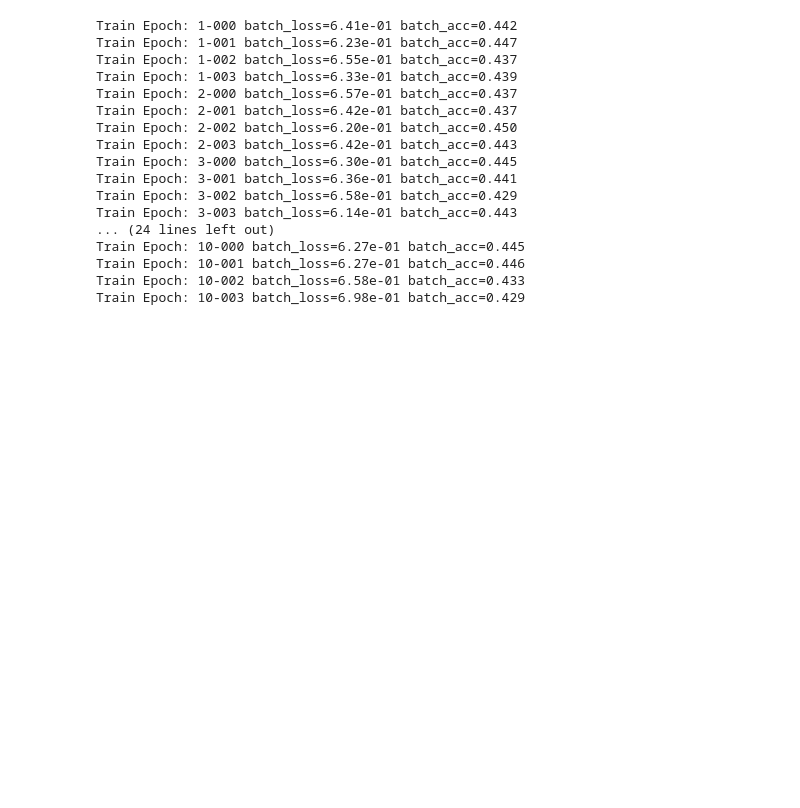
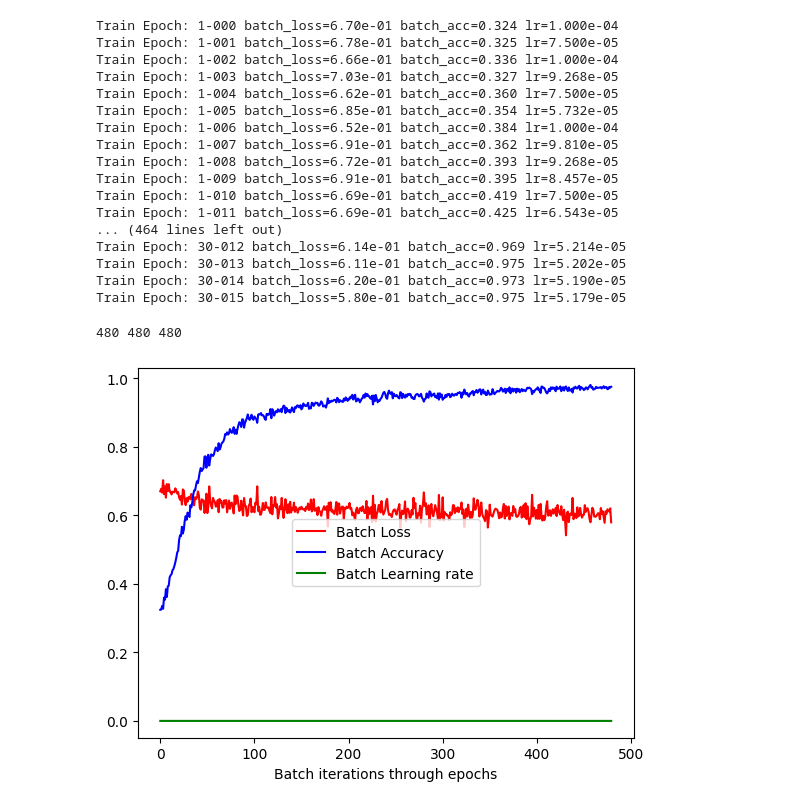
Before and after one commit to Pytyeee/ml-project-2-pytyeee, a Jupyter notebook: notebooks/unet.ipynb, the cells around one changed output. Saved outputs shown, nothing was run; the diff lists cells and outputs as text; code cells hidden in the pictures; blank space fills up the shorter version.

Commit message:
UNet seems training correctly

```diff
--- a/notebooks/unet.ipynb
+++ b/notebooks/unet.ipynb
@@ -15,11 +14,12 @@ import torch
 # %%
 NUM_CPU = 2 # os.cpu_count()
 DEVICE = torch.device("cuda" if torch.cuda.is_available() else "cpu")
+print(DEVICE)
 
-TRAINING_SIZE = 100
+TRAINING_SIZE = 500
 BATCH_SIZE = 32
-NUM_EPOCHS = 10
-BASE_LR = 0.001
+NUM_EPOCHS = 30
+BASE_LR = 0.0001
 
 ENCODER = 'resnet34'
 ENCODER_WEIGHTS = 'imagenet'
@@ -27,7 +29,7 @@ ACTIVATION = 'sigmoid'
 # %%
 train_dir = REPO_DIR + "dataset/training/"
-train_images_filename = train_dir + "images/"
-train_masks_filename = train_dir + "groundtruth/"
+train_images_filename = train_dir + "augmented_images/"
+train_masks_filename = train_dir + "augmented_groundtruth/"
 
 train_images = extract_data(train_images_filename, TRAINING_SIZE)
 train_masks = extract_data(train_masks_filename, TRAINING_SIZE)
@@ -94,7 +96,6 @@ def train_epoch(model, optimizer, scheduler, criterion, train_loader, epoch, dev
         optimizer.zero_grad()
         # Compute model output
         output = model(data)
-        output = torch.where(output > 0.5, 1., 0.).requires_grad_()
         # Compute loss
         loss = criterion(output, target)
         # Backpropagate loss
@@ -104,21 +105,22 @@ def train_epoch(model, optimizer, scheduler, criterion, train_loader, epoch, dev
         # Perform a learning rate scheduler step
         scheduler.step()
         # Compute accuracy_float (float value, not a tensor)
-        accuracy_float = torch.sum((output==target)) / torch.numel(target)
+        pred = torch.where(output > 0.5, 1., 0.)
+        accuracy_float = torch.sum((pred==target)) / torch.numel(target)
         # Compute loss_float (float value, not a tensor)
         loss_float = loss.item()
         # Add loss_float to loss_history
         loss_history.append(loss_float)
         # Add accuracy_float to accuracy_history
         accuracy_history.append(accuracy_float)
-        # # Add learning rate to lr_history
-        # lr_history.append(scheduler.get_last_lr()[0])
+        # Add learning rate to lr_history
+        lr_history.append(scheduler.get_last_lr()[0])
 
         print(
             f"Train Epoch: {epoch}-{batch_idx:03d} "
             f"batch_loss={loss_float:0.2e} "
             f"batch_acc={accuracy_float:0.3f} "
-            # f"lr={scheduler.get_last_lr()[0]:0.3e} "
+            f"lr={scheduler.get_last_lr()[0]:0.3e} "
         )
 
     return loss_history, accuracy_history, lr_history, output, target
@@ -136,20 +138,41 @@ for epoch in range(1, NUM_EPOCHS + 1):
     train_acc_history.extend(train_acc)
     lr_history.extend(lrs)
 # %% [output]
-Train Epoch: 1-000 batch_loss=6.41e-01 batch_acc=0.442
-Train Epoch: 1-001 batch_loss=6.23e-01 batch_acc=0.447
-Train Epoch: 1-002 batch_loss=6.55e-01 batch_acc=0.437
-Train Epoch: 1-003 batch_loss=6.33e-01 batch_acc=0.439
-Train Epoch: 2-000 batch_loss=6.57e-01 batch_acc=0.437
-Train Epoch: 2-001 batch_loss=6.42e-01 batch_acc=0.437
-Train Epoch: 2-002 batch_loss=6.20e-01 batch_acc=0.450
-Train Epoch: 2-003 batch_loss=6.42e-01 batch_acc=0.443
-Train Epoch: 3-000 batch_loss=6.30e-01 batch_acc=0.445
-Train Epoch: 3-001 batch_loss=6.36e-01 batch_acc=0.441
-Train Epoch: 3-002 batch_loss=6.58e-01 batch_acc=0.429
-Train Epoch: 3-003 batch_loss=6.14e-01 batch_acc=0.443
-... (24 lines left out)
-Train Epoch: 10-000 batch_loss=6.27e-01 batch_acc=0.445
-Train Epoch: 10-001 batch_loss=6.27e-01 batch_acc=0.446
-Train Epoch: 10-002 batch_loss=6.58e-01 batch_acc=0.433
-Train Epoch: 10-003 batch_loss=6.98e-01 batch_acc=0.429
+Train Epoch: 1-000 batch_loss=6.70e-01 batch_acc=0.324 lr=1.000e-04
+Train Epoch: 1-001 batch_loss=6.78e-01 batch_acc=0.325 lr=7.500e-05
+Train Epoch: 1-002 batch_loss=6.66e-01 batch_acc=0.336 lr=1.000e-04
+Train Epoch: 1-003 batch_loss=7.03e-01 batch_acc=0.327 lr=9.268e-05
+Train Epoch: 1-004 batch_loss=6.62e-01 batch_acc=0.360 lr=7.500e-05
+Train Epoch: 1-005 batch_loss=6.85e-01 batch_acc=0.354 lr=5.732e-05
+Train Epoch: 1-006 batch_loss=6.52e-01 batch_acc=0.384 lr=1.000e-04
+Train Epoch: 1-007 batch_loss=6.91e-01 batch_acc=0.362 lr=9.810e-05
+Train Epoch: 1-008 batch_loss=6.72e-01 batch_acc=0.393 lr=9.268e-05
+Train Epoch: 1-009 batch_loss=6.91e-01 batch_acc=0.395 lr=8.457e-05
+Train Epoch: 1-010 batch_loss=6.69e-01 batch_acc=0.419 lr=7.500e-05
+Train Epoch: 1-011 batch_loss=6.69e-01 batch_acc=0.425 lr=6.543e-05
+... (464 lines left out)
+Train Epoch: 30-012 batch_loss=6.14e-01 batch_acc=0.969 lr=5.214e-05
+Train Epoch: 30-013 batch_loss=6.11e-01 batch_acc=0.975 lr=5.202e-05
+Train Epoch: 30-014 batch_loss=6.20e-01 batch_acc=0.973 lr=5.190e-05
+Train Epoch: 30-015 batch_loss=5.80e-01 batch_acc=0.975 lr=5.179e-05
+# %%
+print(len(train_loss_history), len(train_acc_history), len(lr_history))
+print(NUM_EPOCHS * (TRAINING_SIZE // BATCH_SIZE + 1))
+# %% [output]
+480 480 480
+# %%
+import matplotlib.pyplot as plt
+
+train_acc_history_cpu = [t.cpu() for t in train_acc_history]
+
+# Scatter plot
+time_axis = np.arange(len(train_loss_history))
+plt.plot(time_axis, train_loss_history, label='Batch Loss', color='red')
+plt.plot(time_axis, train_acc_history_cpu, label='Batch Accuracy', color='blue')
+plt.plot(time_axis, lr_history, label='Batch Learning rate', color='green')
+
+plt.xlabel('Batch iterations through epochs')
+plt.legend()
+plt.show()
+# %% [output]
+[figure, added]
```
Also changed, not shown: parts of 9 cells of this notebook.
